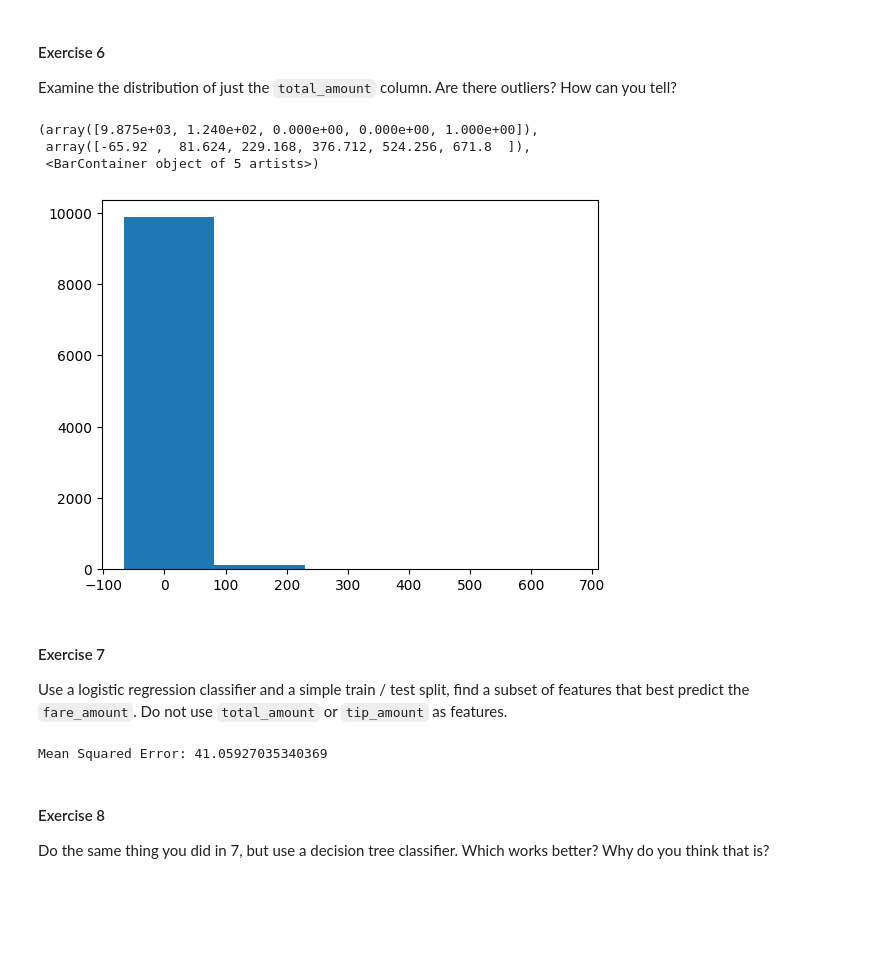
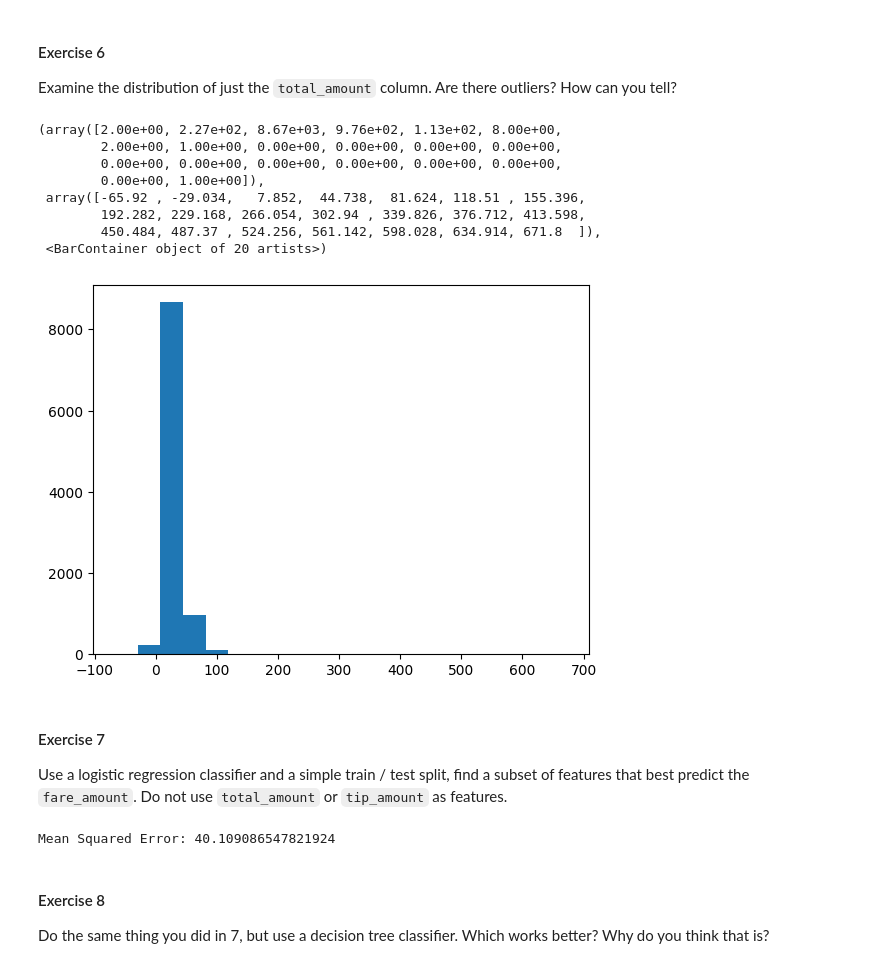
Before and after one commit to harshilrathod14/warm-up-assignment2-HarshilRathod, a Jupyter notebook: assignment.ipynb, the cells around one changed output. Drawn from its saved outputs; the diff is of its cells as text; code cells hidden in the pictures; blank space fills up the shorter version.

```diff
--- a/assignment.ipynb
+++ b/assignment.ipynb
@@ -120,34 +130,47 @@ array([[<Axes: xlabel='passenger_count', ylabel='passenger_count'>,
 #### Exercise 6
 
 Examine the distribution of just the `total_amount` column.  Are there outliers? How can you tell?
-# %%
-plt.hist(new_df['total_amount'],bins=5)
-# %% [output]
-(array([9.875e+03, 1.240e+02, 0.000e+00, 0.000e+00, 1.000e+00]),
- array([-65.92 ,  81.624, 229.168, 376.712, 524.256, 671.8  ]),
- <BarContainer object of 5 artists>)
-[figure, removed]
+# %%
+# plotting a histgoram of the "total_amount" column
+plt.hist(new_df['total_amount'],bins=20)
+
+# the plot is normally distributed with no outliers
+# %% [output]
+(array([2.00e+00, 2.27e+02, 8.67e+03, 9.76e+02, 1.13e+02, 8.00e+00,
+        2.00e+00, 1.00e+00, 0.00e+00, 0.00e+00, 0.00e+00, 0.00e+00,
+        0.00e+00, 0.00e+00, 0.00e+00, 0.00e+00, 0.00e+00, 0.00e+00,
+        0.00e+00, 1.00e+00]),
+ array([-65.92 , -29.034,   7.852,  44.738,  81.624, 118.51 , 155.396,
+        192.282, 229.168, 266.054, 302.94 , 339.826, 376.712, 413.598,
+        450.484, 487.37 , 524.256, 561.142, 598.028, 634.914, 671.8  ]),
+ <BarContainer object of 20 artists>)
+[figure, added]
 # %% [markdown]
 #### Exercise 7
 
 Use a logistic regression classifier and a simple train / test split, find a subset of features that best predict the `fare_amount`.  Do not use `total_amount` or `tip_amount` as features.
 # %%
+# dropping the predictor column and storing it in Y
 X = new_df.drop(['fare_amount','total_amount','tip_amount'], axis=1)
 y = new_df['fare_amount']
 
-X_train, X_test, y_train, y_test = train_test_split(X, y, test_size=0.2, random_state=9)
+# splitting the data in training and testing set with 75% training and 25% testing ratio
+X_train, X_test, y_train, y_test = train_test_split(X, y, test_size=0.25, random_state=9)
 
+# creating a basic linear regression model
 model_1 = LinearRegression()
 
+# fitting the model created onto the training data
 model_1.fit(X_train, y_train)
 
+# predicting the test values based on the model created
 y_pred = model_1.predict(X_test)
 
-
+# calculating the accuracy of the model using the Mean Squared Error parameter
 mse = mean_squared_error(y_test, y_pred)
 print("\nMean Squared Error:", mse)
 # %% [output]
-Mean Squared Error: 41.05927035340369
+Mean Squared Error: 40.109086547821924
 # %% [markdown]
 #### Exercise 8
 
```
Also changed, not shown: parts of 16 cells of this notebook.
